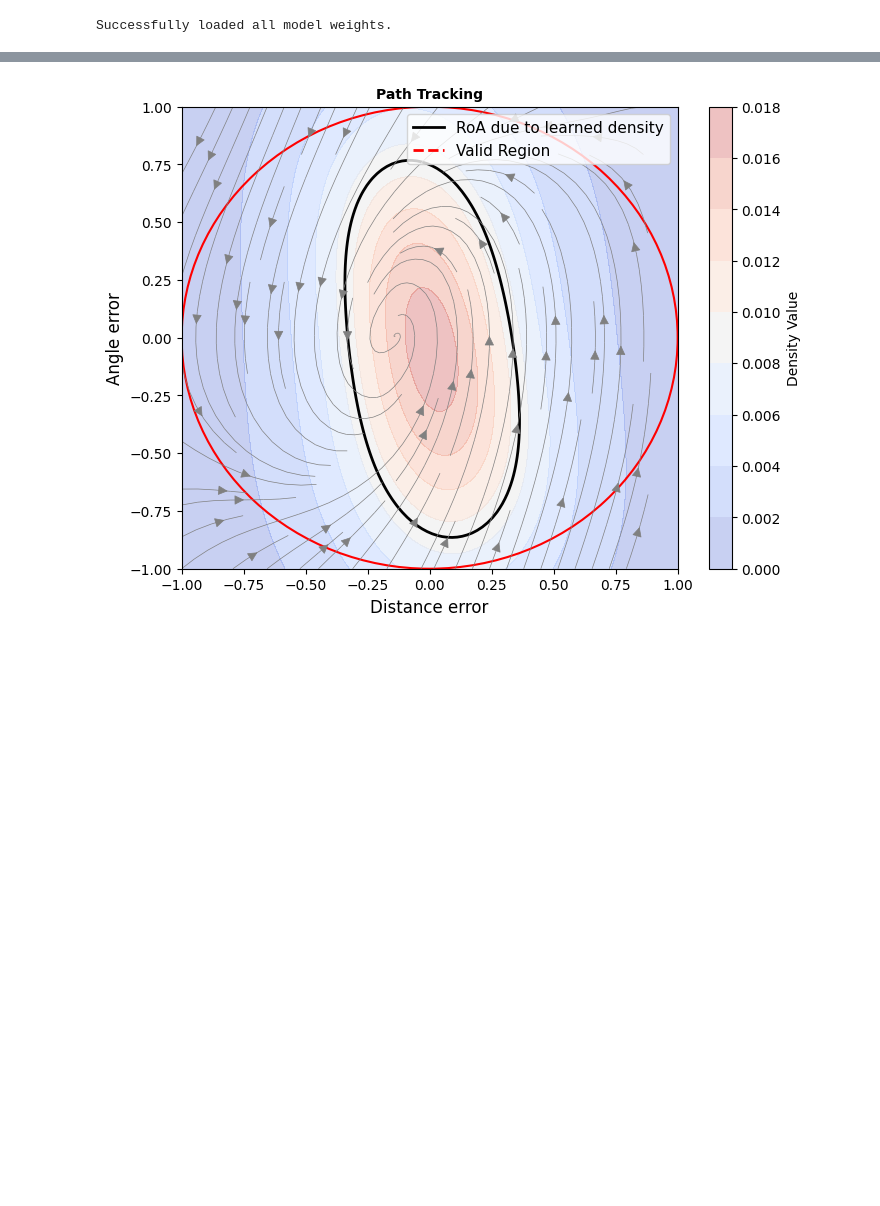
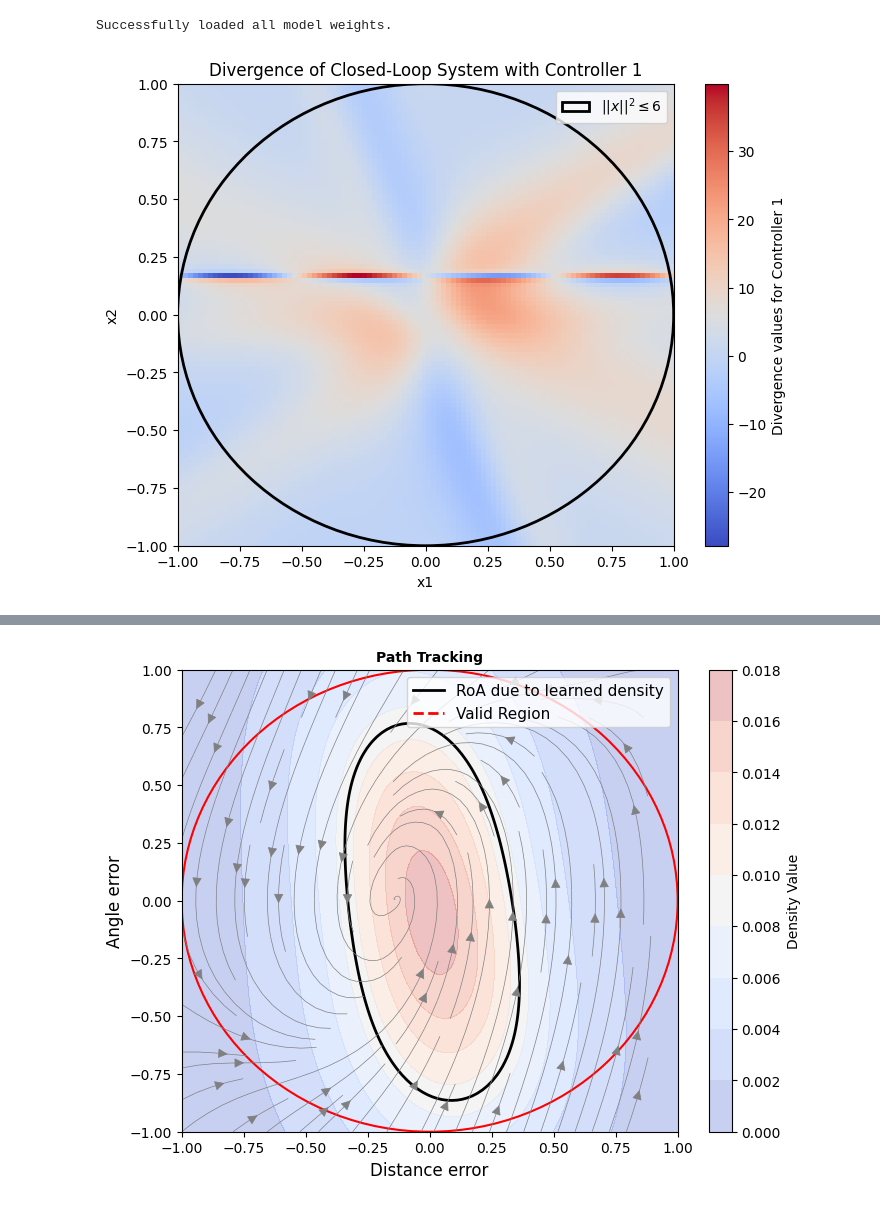
Before and after one commit to sahil-chaudhary/Neural-Control-Density-Functions, a Jupyter notebook: path_following.ipynb, the cells around one changed output, grey strips where cells are left out. Cells and saved outputs as stored; diff of their text form; code cells hidden in the pictures; blank space fills up the shorter version.

```diff
--- a/path_following.ipynb
+++ b/path_following.ipynb
@@ -796,3 +795,86 @@ except FileNotFoundError as e:
     exit()
 # %% [output]
 Successfully loaded all model weights.
+# %%
+# plot the divergence of (f+gu) for both controllers, i.e u = c/a and u = c1/a1
+# and \nabla \cdot (f+gu)= div f + u div g + g^T \nabla (u)
+# since u= c/a, \nabla u = (a \nabla c - c \nabla a)/a^2
+import matplotlib.patches as patches
+grid_size = 100
+# Define grid for x1 and x2
+x1 = torch.linspace(-6, 6, grid_size)
+x2 = torch.linspace(-6, 6, grid_size)
+x1_grid, x2_grid = torch.meshgrid(x1, x2)
+grid_points = torch.stack([x1_grid.ravel(), x2_grid.ravel()], dim=1).to(device)
+
+def divergence_of_closed_system(x, f_fun, g_fun, a_fun, c_fun):
+    ret_val = []
+    for i in range(x.shape[0]):
+        divergence_at_f = div_f(x[i])
+        divergence_at_g = div_g(x[i])
+        grad_at_a = gradient_at_given_function(a_fun, x[i])
+        grad_at_c = gradient_at_given_function(c_fun, x[i])
+
+        a_vals = a_fun(x[i])
+        c_vals = c_fun(x[i])
+        g_vals = g_fun(x[i])
+        # compute \nabla u
+        term1 = (a_vals * grad_at_c - c_vals * grad_at_a) / (a_vals ** 2)
+        term2 = g_vals @ term1
+        term = divergence_at_f + divergence_at_g * (c_vals / a_vals) + term2
+        ret_val.append(term)
+    ret_val = torch.stack(ret_val)
+    return ret_val
+
+divergence_set_controller_1 = divergence_of_closed_system(grid_points, f, g, a_net, c_net)
+divergence_set_controller_2 = divergence_of_closed_system(grid_points, f, g, a_net1, c_net1)
+# divergence_set_controller_1 = torch.where(divergence_set_controller_1 < 0, -1, 1)
+# divergence_set_controller_2 = torch.where(divergence_set_controller_2 < 0, -1, 1)
+# plot the values of divergence_set as done for violations
+divergence_set_1 = divergence_set_controller_1.detach().cpu().numpy().reshape(grid_size, grid_size)
+divergence_set_2 = divergence_set_controller_2.detach().cpu().numpy().reshape(grid_size, grid_size)
+# Plot heatmap for controller 1
+plt.figure(figsize=(8, 6))
+plt.imshow(
+    divergence_set_1,
+    extent=[-1, 1, -1, 1],
+    origin='lower',
+    cmap='coolwarm',
+    aspect='auto'
+)
+plt.colorbar(label="Divergence values for Controller 1")
+plt.xlabel("x1")
+plt.ylabel("x2")
+plt.title("Divergence of Closed-Loop System with Controller 1")
+# Add a circle to the plot
+# Add a circle to the plot
+circle = patches.Circle((0, 0), 1, color='black', fill=False, linewidth=2, label="$||x||^2 \leq 6$")
+plt.gca().add_patch(circle)
+
+# Add legend for the circle
+plt.legend(loc='upper right')
+
+plt.grid(False)
+plt.show()
+# Plot heatmap for controller 2
+plt.figure(figsize=(8, 6))
+plt.imshow(
+    divergence_set_2,
+    extent=[-1, 1, -1, 1],
+    origin='lower',
+    cmap='coolwarm',
+    aspect='auto'
+)
+plt.colorbar(label="Divergence values for Controller 2")
+plt.xlabel("x1")
+plt.ylabel("x2")
+plt.title("Divergence of Closed-Loop System with Controller 2")
+# Add a circle to the plot
+circle = patches.Circle((0, 0), 1, color='black', fill=False, linewidth=2, label="$||x||^2 \leq 6$")
+plt.gca().add_patch(circle)
+# Add legend for the circle
+plt.legend(loc='upper right')
+plt.grid(False)
+plt.show()
+# %% [output]
+[figure, added]
```
Also changed, not shown: parts of 7 cells of this notebook, 19 other files.
